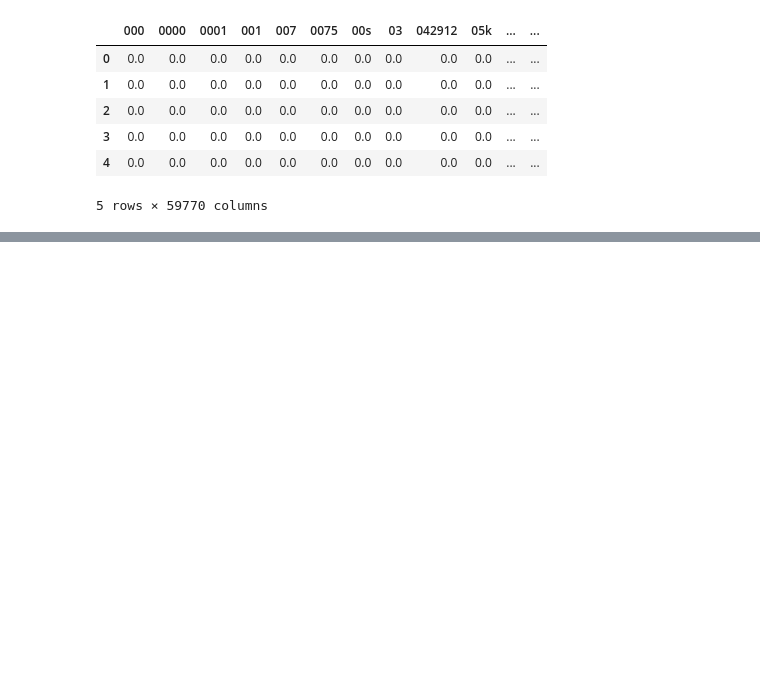
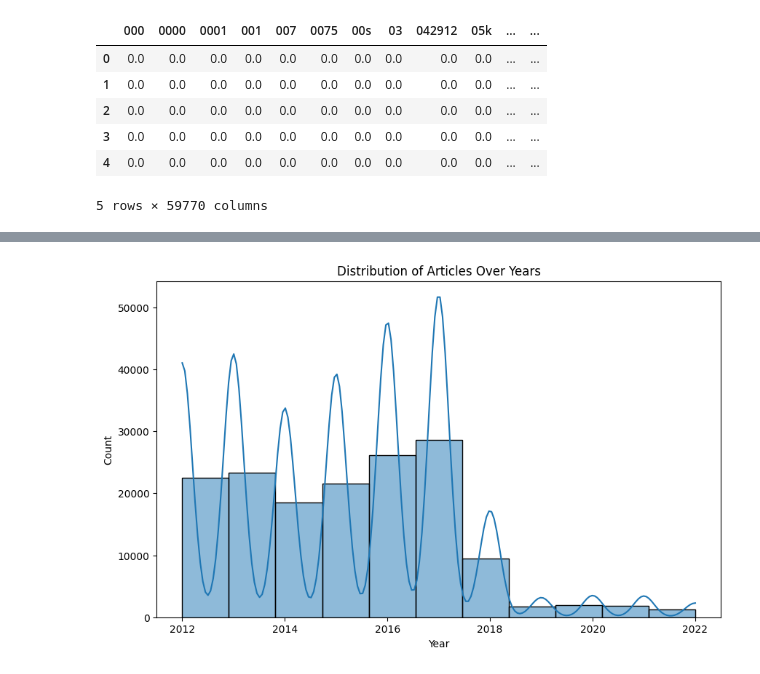
Before and after one commit to kevin-r-murphy/ba820, a Jupyter notebook: BA820.ipynb, the cells around one changed output, grey strips where cells are left out. Saved outputs shown, nothing was run; the diff lists cells and outputs as text; code cells hidden in the pictures; blank space fills up the shorter version.

```diff
--- a/BA820.ipynb
+++ b/BA820.ipynb
@@ -173,0 +217,11 @@ tfghjbknl;askkjbvzhcxfyguhoislajK
+# %%
+df['date'] = pd.to_datetime(df['date'])
+df['year'] = df['date'].dt.year
+plt.figure(figsize=(10, 6))
+sns.histplot(data=df, x='year', bins=len(df['year'].unique()), kde=True)
+plt.title('Distribution of Articles Over Years')
+plt.xlabel('Year')
+plt.ylabel('Count')
+plt.show()
+# %% [output]
+[figure, added]
```
Also changed, not shown: parts of 6 cells of this notebook.
